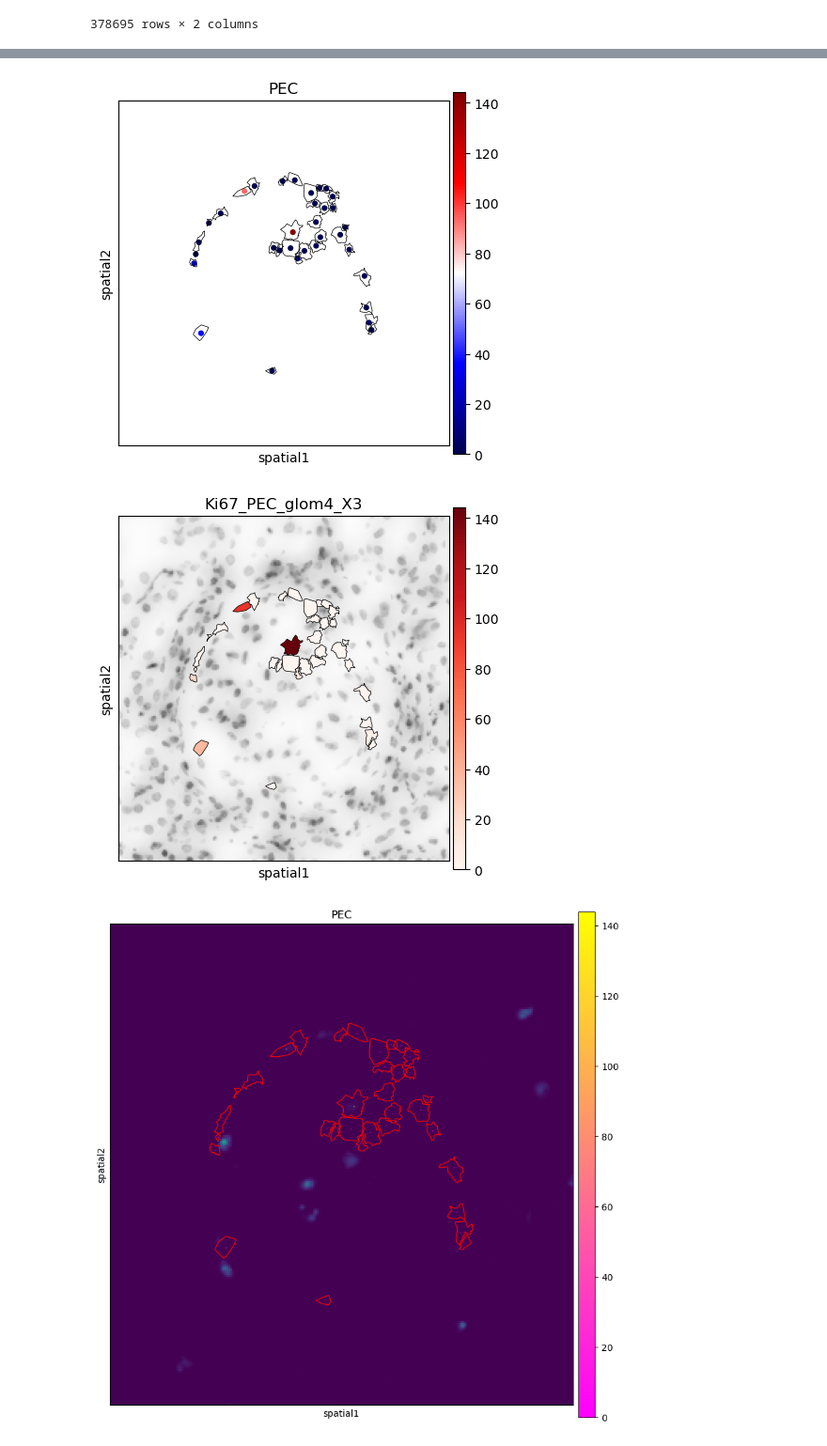
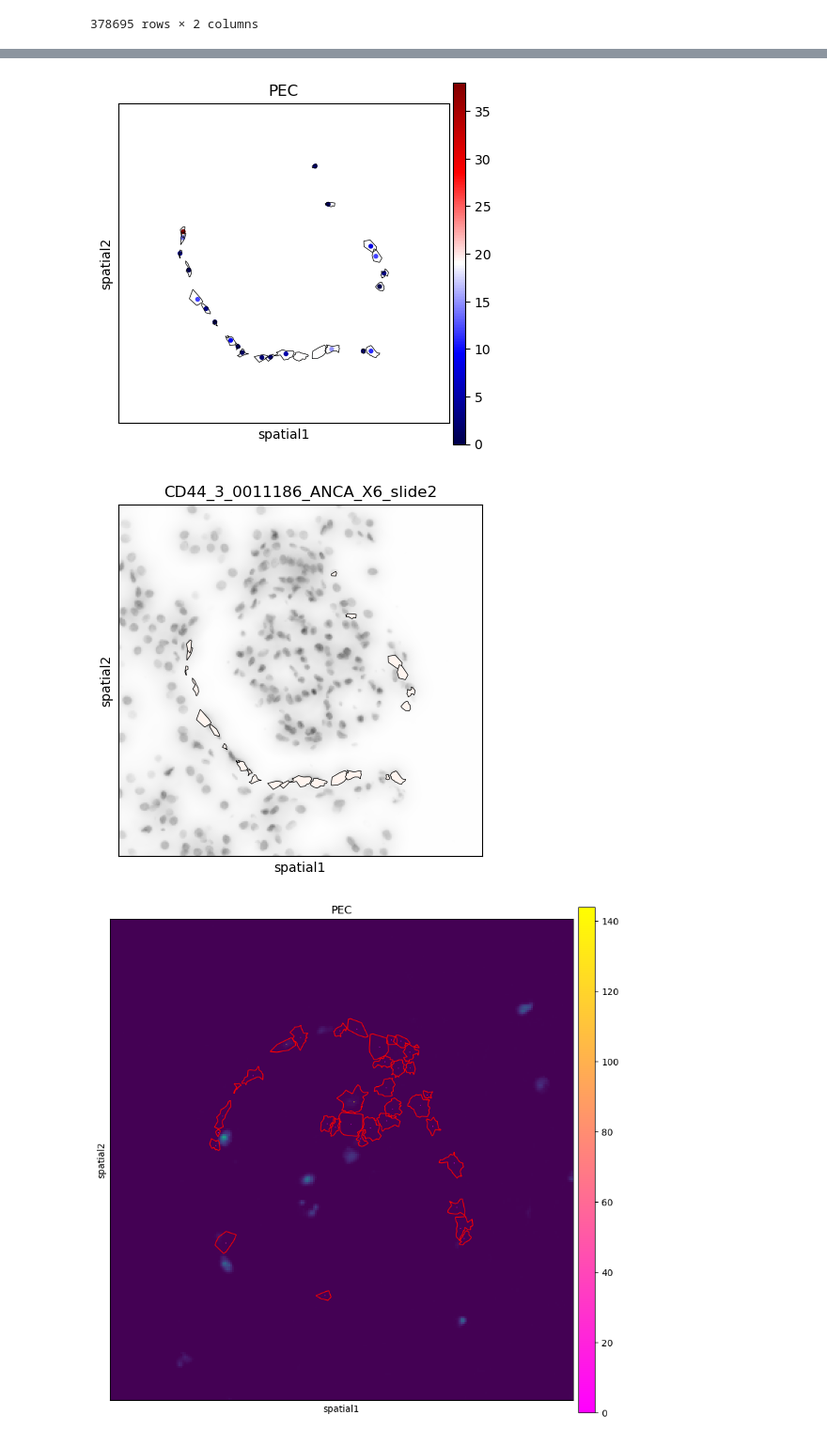
Before and after one commit to imsb-uke/xenium-cgn, a Jupyter notebook: notebooks/03_image_registration/plot_phenocycler_Ki67.ipynb, the cells around one changed output, grey strips where cells are left out. Shown: that part at 94% size. Cells and saved outputs as stored; diff of their text form; code cells hidden in the pictures.

Commit message:
Glom figures updated

```diff
--- a/notebooks/03_image_registration/plot_phenocycler_Ki67.ipynb
+++ b/notebooks/03_image_registration/plot_phenocycler_Ki67.ipynb
@@ -94,4 +80,5 @@ adata.obs
 # %%
 # adata = adata[adata.obs['nichepca_glom_no'] == '4']
-adata = adata[adata.obs['polygon_id'] == '4_0011186_ANCA_X3_slide2']
-adata.obs
+id = '3_0011186_ANCA_X6_slide2'
+adata = adata[adata.obs['polygon_id'] == id]
+adata.obs.head()
@@ -230,7 +225,7 @@ ax.set_xlim(i_min, i_max)
 ax.set_ylim(j_min, j_max)
 ax.invert_yaxis()
 # %% [output]
-[figure, old version]
+[figure, new version]
 # %%
 fig, ax = plt.subplots(figsize=(5, 5))
 slide_id = adata.obs['Slide_ID'][0]
@@ -238,17 +233,19 @@ slide_id = adata.obs['Slide_ID'][0]
 sc.pl.spatial(adata,
               library_id = slide_id,
               img_key = ['Ki67', 'dapi_LEVEL1_cropped',None][1],
-              color = 'Ki67',
+              # color = 'Ki67',
               size = 0,
               ax = ax,
               cmap='Reds',
-              title="Ki67_PEC_glom4_X3",
+              title=f"CD44_{id}",
               show = False,
              )
 
 
 ki67_values = adata.obs['Ki67'].values
 ki67_min, ki67_max = ki67_values.min(), ki67_values.max()
+# ki67_min, ki67_max = 0, 679
+ki67_min, ki67_max = 0, 3817
 normalized_values = (ki67_values - ki67_min) / (ki67_max - ki67_min)
 cmap = plt.get_cmap('Reds')
 colors = [cmap(value) for value in normalized_values]
@@ -258,35 +255,35 @@ coords_all = np.array([]).reshape([0, 2])
 for n, (idx, cell) in tqdm(enumerate(adata.obs.iterrows())):
 
     cell_name = idx.split('-')[1]
     coords = df_polygon_i.loc[cell_name, 'coords']
 
     coords = np.array(coords)
     coords[:,0] = coords[:,0] - x_shift
     coords[:,1] = coords[:,1] - y_shift
     coords_all = np.concatenate([coords_all, coords])
 
     polygon_obj = matplotlibPolygon(coords,
                           facecolor=colors[n],
                           edgecolor="black",
                           alpha=1,
                           linewidth=0.5,
                          )
 
 
     ax.add_patch(polygon_obj)
 
 
 i_min, j_min = coords_all.min(axis=0) - 50
 i_max, j_max = coords_all.max(axis=0) + 50
 
 ax.set_xlim(i_min, i_max)
 ax.set_ylim(j_min, j_max)
 ax.invert_yaxis()
 
-plt.savefig("Ki67_PEC_glom4_X3.pdf", bbox_inches="tight")
+plt.savefig(f"selected_gloms/CD44_{id}.pdf", bbox_inches="tight")
 plt.show()
 # %% [output]
-[figure, old version]
+[figure, new version]
 # %%
 fig, ax = plt.subplots(figsize=(10, 10))
 slide_id = adata.obs['Slide_ID'][0]
```
Also changed, not shown: parts of 14 cells of this notebook, 2 other files.
